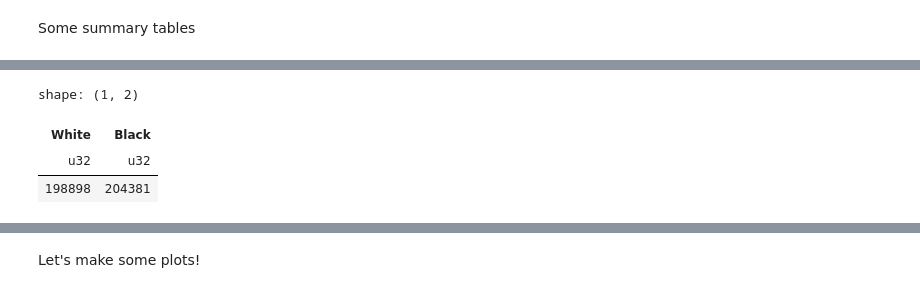
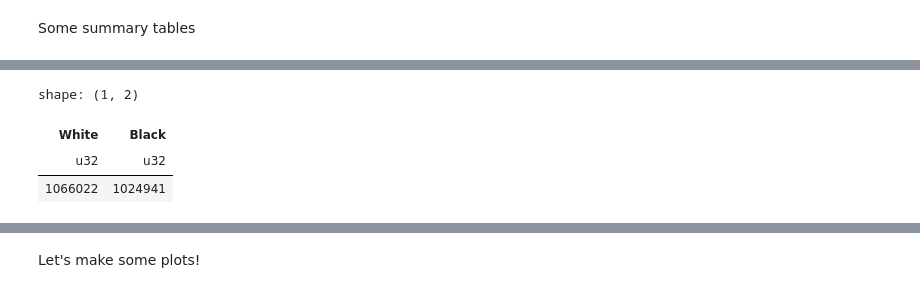
Before and after one commit to sodascience/lichess_db, a Jupyter notebook: eda.ipynb, the cells around one changed output, grey strips where cells are left out. Drawn from its saved outputs; the diff is of its cells as text; code cells hidden in the pictures.

```diff
--- a/eda.ipynb
+++ b/eda.ipynb
@@ -25,11 +25,11 @@ shape: (1, 1)
 # %%
 # number of players (approx)
-chess_df.select(pl.n_unique("White"), pl.n_unique("Black")).collect()
+chess_df.select(pl.approx_n_unique("White"), pl.approx_n_unique("Black")).collect()
 # %% [output]
 shape: (1, 2)
 | White | Black |
 | u32 | u32 |
-| 198898 | 204381 |
+| 1066022 | 1024941 |
 # %%
 # How often does white win?
 recode_dict = {
```
Also changed, not shown: parts of 7 cells of this notebook, 1 other file.
